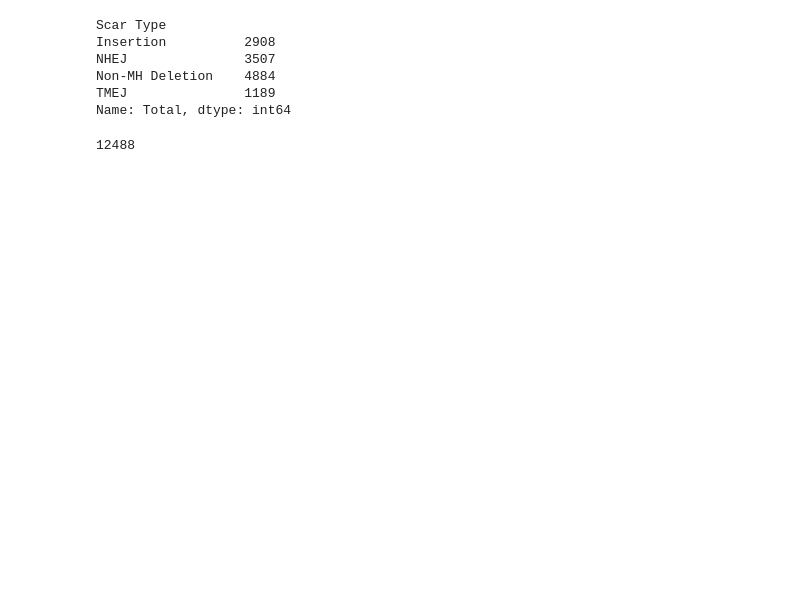
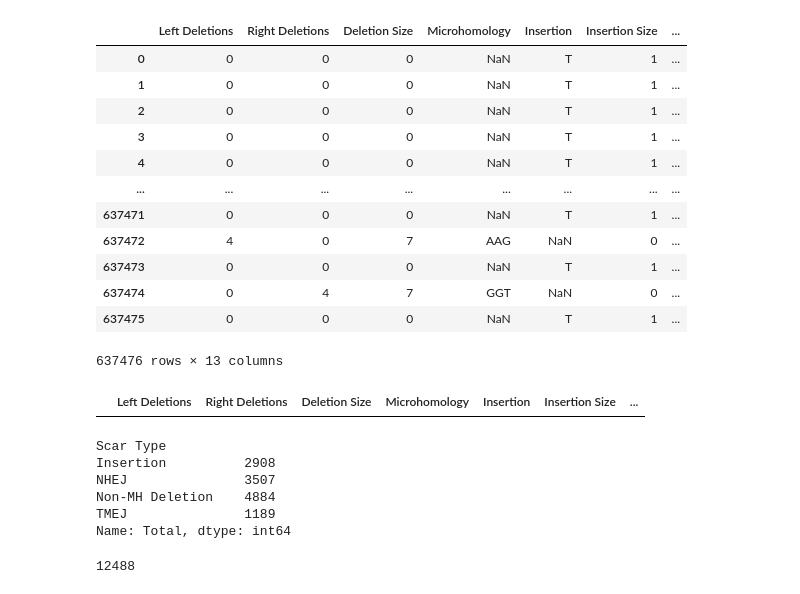
Before and after one commit to asunboi/scarmapper, a Jupyter notebook: visualization.ipynb, the cells around one changed output. Drawn from its saved outputs; the diff is of its cells as text; code cells hidden in the pictures; blank space fills up the shorter version.

Commit message:
Added reading in summary, added statistics for MMEJ, MMEJ + Ins, MMEJ Combined

```diff
--- a/visualization.ipynb
+++ b/visualization.ipynb
@@ -234,0 +248,16 @@ See the caveats in the documentation: https://pandas.pydata.org/pandas-docs/stab
+# %%
+df
+# %% [output]
+|  | Left Deletions | Right Deletions | Deletion Size | Microhomology | Insertion | Insertion Size | ... |
+| 0 | 0 | 0 | 0 | NaN | T | 1 | ... |
+| 1 | 0 | 0 | 0 | NaN | T | 1 | ... |
+| 2 | 0 | 0 | 0 | NaN | T | 1 | ... |
+| 3 | 0 | 0 | 0 | NaN | T | 1 | ... |
+| 4 | 0 | 0 | 0 | NaN | T | 1 | ... |
+| ... | ... | ... | ... | ... | ... | ... | ... |
+| 637471 | 0 | 0 | 0 | NaN | T | 1 | ... |
+| 637472 | 4 | 0 | 7 | AAG | NaN | 0 | ... |
+| 637473 | 0 | 0 | 0 | NaN | T | 1 | ... |
+| 637474 | 0 | 4 | 7 | GGT | NaN | 0 | ... |
+| 637475 | 0 | 0 | 0 | NaN | T | 1 | ... |
+637476 rows × 13 columns
@@ -235,3 +267,7 @@ See the caveats in the documentation: https://pandas.pydata.org/pandas-docs/stab
+# %%
+mmej_insertion
+# %% [output]
+|  | Left Deletions | Right Deletions | Deletion Size | Microhomology | Insertion | Insertion Size | ... |
 # %%
 #function to draw deletion size distribution graph
 def draw_deletion_size_distribution(sample, df):
```
Also changed, not shown: parts of 2 cells of this notebook.
